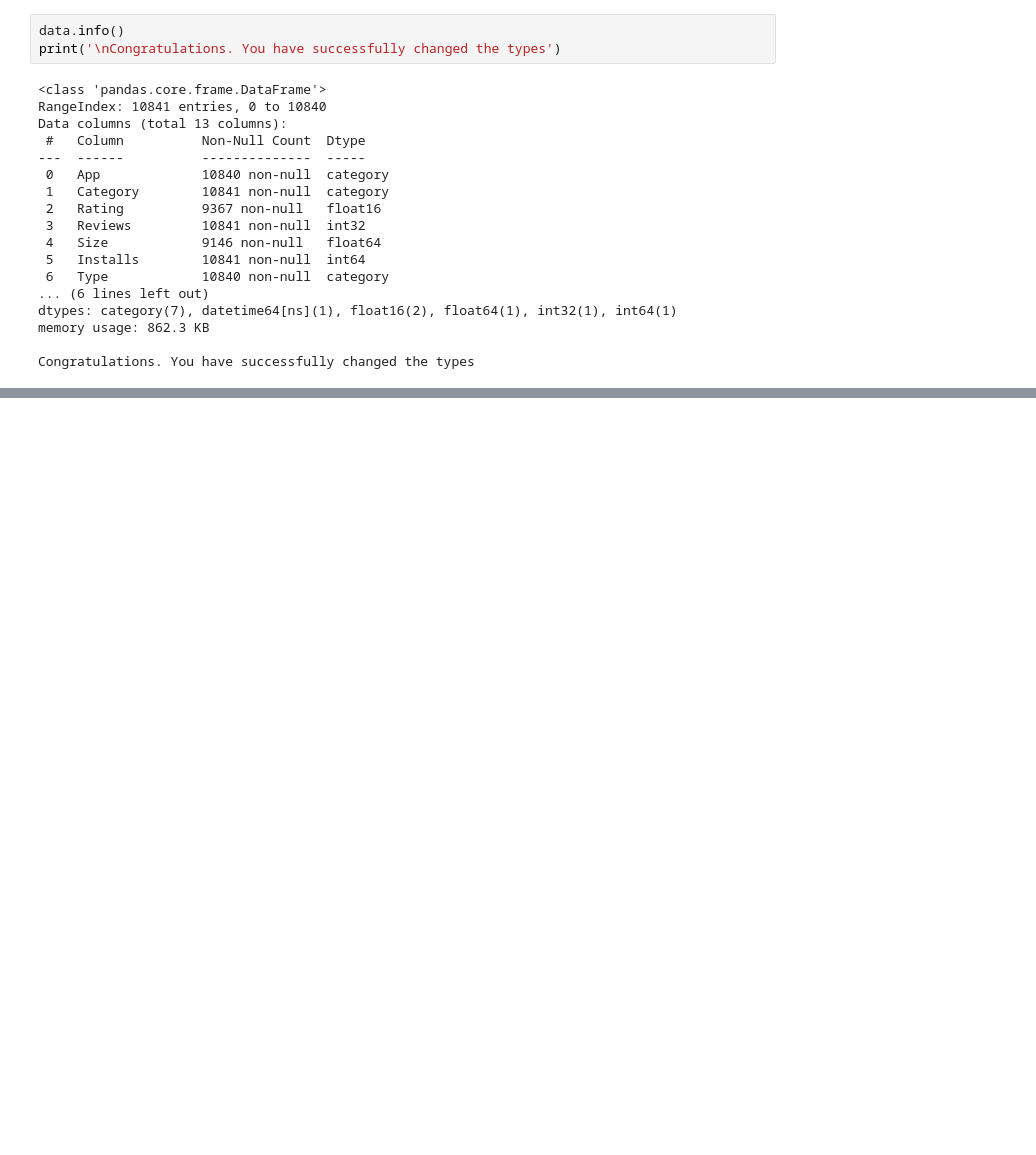
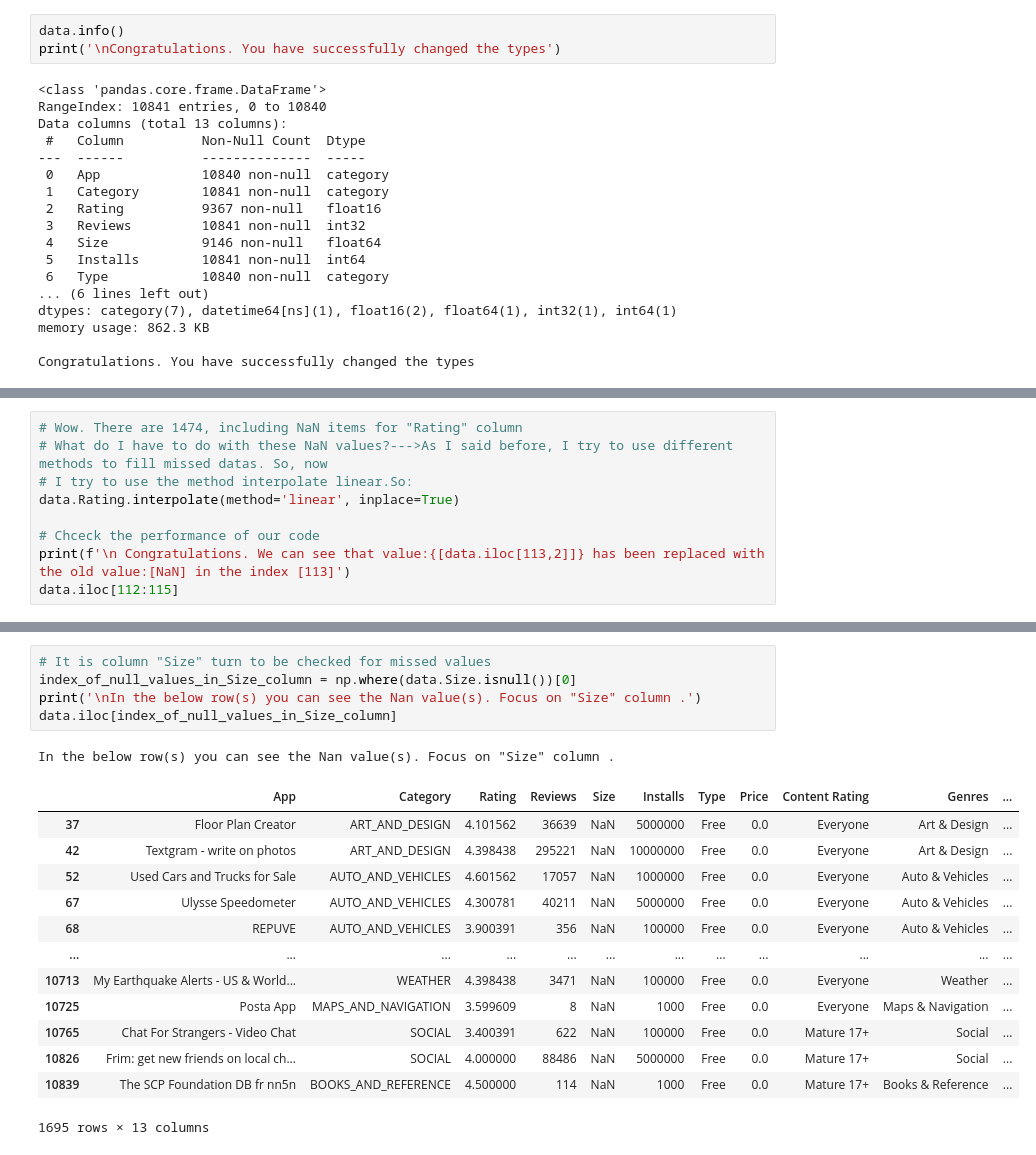
Before and after one commit to Mohammad-Amirifard/eda, a Jupyter notebook: EDA.ipynb, the cells around one changed output, grey strips where cells are left out. Cells and saved outputs as stored; diff of their text form; blank space fills up the shorter version.

```diff
--- a/EDA.ipynb
+++ b/EDA.ipynb
@@ -214,0 +241,9 @@ data.iloc[index_of_null_value_in_App_column]
+# %%
+# Wow. There are 1474, including NaN items for "Rating" column
+# What do I have to do with these NaN values?--->As I said before, I try to use different methods to fill missed datas. So, now
+# I try to use the method interpolate linear.So:
+data.Rating.interpolate(method='linear', inplace=True)
+
+# Chceck the performance of our code
+print(f'\n Congratulations. We can see that value:{[data.iloc[113,2]]} has been replaced with the old value:[NaN] in the index [113]')
+data.iloc[112:115]
@@ -214,0 +256,20 @@ data.iloc[index_of_null_value_in_App_column]
+# %%
+# It is column "Size" turn to be checked for missed values
+index_of_null_values_in_Size_column = np.where(data.Size.isnull())[0]
+print('\nIn the below row(s) you can see the Nan value(s). Focus on "Size" column .')
+data.iloc[index_of_null_values_in_Size_column]
+# %% [output]
+In the below row(s) you can see the Nan value(s). Focus on "Size" column .
+|  | App | Category | Rating | Reviews | Size | Installs | Type | Price | Content Rating | Genres | ... |
+| 37 | Floor Plan Creator | ART_AND_DESIGN | 4.101562 | 36639 | NaN | 5000000 | Free | 0.0 | Everyone | Art & Design | ... |
+| 42 | Textgram - write on photos | ART_AND_DESIGN | 4.398438 | 295221 | NaN | 10000000 | Free | 0.0 | Everyone | Art & Design | ... |
+| 52 | Used Cars and Trucks for Sale | AUTO_AND_VEHICLES | 4.601562 | 17057 | NaN | 1000000 | Free | 0.0 | Everyone | Auto & Vehicles | ... |
+| 67 | Ulysse Speedometer | AUTO_AND_VEHICLES | 4.300781 | 40211 | NaN | 5000000 | Free | 0.0 | Everyone | Auto & Vehicles | ... |
+| 68 | REPUVE | AUTO_AND_VEHICLES | 3.900391 | 356 | NaN | 100000 | Free | 0.0 | Everyone | Auto & Vehicles | ... |
+| ... | ... | ... | ... | ... | ... | ... | ... | ... | ... | ... | ... |
+| 10713 | My Earthquake Alerts - US & World... | WEATHER | 4.398438 | 3471 | NaN | 100000 | Free | 0.0 | Everyone | Weather | ... |
+| 10725 | Posta App | MAPS_AND_NAVIGATION | 3.599609 | 8 | NaN | 1000 | Free | 0.0 | Everyone | Maps & Navigation | ... |
+| 10765 | Chat For Strangers - Video Chat | SOCIAL | 3.400391 | 622 | NaN | 100000 | Free | 0.0 | Mature 17+ | Social | ... |
+| 10826 | Frim: get new friends on local ch... | SOCIAL | 4.000000 | 88486 | NaN | 5000000 | Free | 0.0 | Mature 17+ | Social | ... |
+| 10839 | The SCP Foundation DB fr nn5n | BOOKS_AND_REFERENCE | 4.500000 | 114 | NaN | 1000 | Free | 0.0 | Mature 17+ | Books & Reference | ... |
+1695 rows × 13 columns
```
Also changed, not shown: parts of 18 cells of this notebook.
